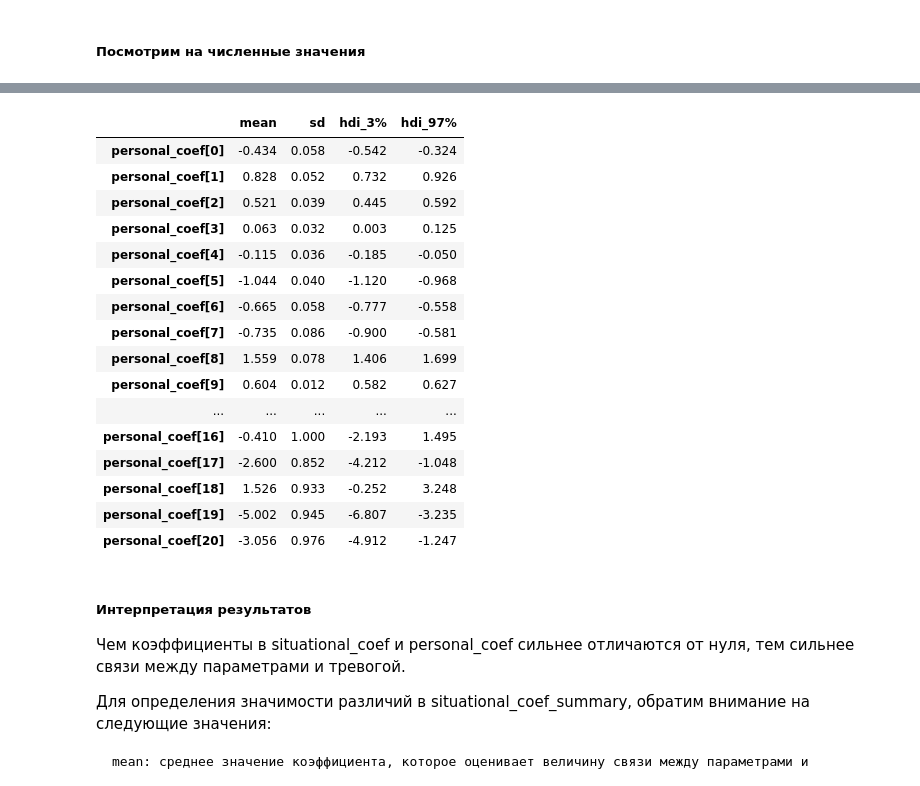
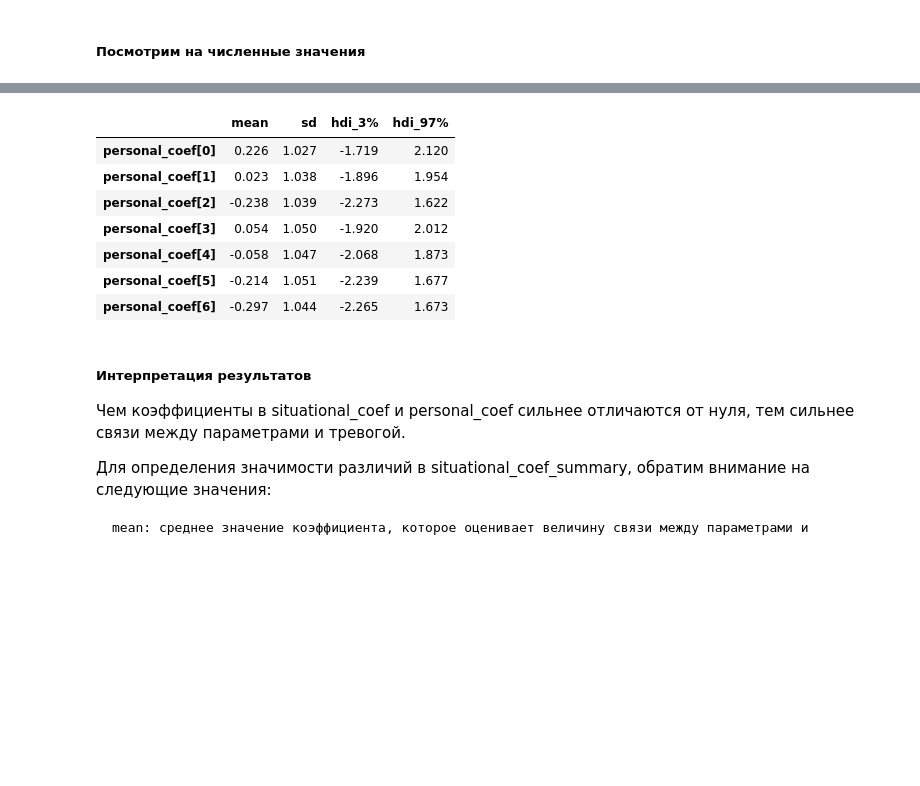
Before and after one commit to maximka65/Hierarchical_Bayesian_modeling, a Jupyter notebook: eyes_tremor_analysis.ipynb, the cells around one changed output, grey strips where cells are left out. Saved outputs shown, nothing was run; the diff lists cells and outputs as text; code cells hidden in the pictures; blank space fills up the shorter version.

```diff
--- a/eyes_tremor_analysis.ipynb
+++ b/eyes_tremor_analysis.ipynb
@@ -167,2 +122,0 @@ sns.heatmap(corr_matrix_S, annot=True)
-# %%
-df = df.drop(columns=['At71', 'At110'])
@@ -172,0 +209,5 @@ df.to_csv('clean.csv')
+# %%
+df.reset_index(drop=True, inplace=True)
+
+# Concatenate the reduced features to the initial dataset
+extended_data = pd.concat([df, reduced_features_df], axis=1)
@@ -173,3 +239,9 @@ df.to_csv('clean.csv')
+# %%
+# Standardize the data
+scaler = StandardScaler()
+extended_data_filtered[['ft_1', 'ft_2', 'ft_3', 'ft_4']] = scaler.fit_transform(extended_data_filtered[['ft_1', 'ft_2', 'ft_3', 'ft_4']])
+extended_data_filtered[['At_1', 'At_2', 'At_3', 'At_4']] = scaler.fit_transform(extended_data_filtered[['At_1', 'At_2', 'At_3', 'At_4']])
+extended_data_filtered[['sens_1', 'sens_2', 'sens_3', 'sens_4', 'sens_5', 'sens_6', 'sens_7']] = scaler.fit_transform(extended_data_filtered[['sens_1', 'sens_2', 'sens_3', 'sens_4', 'sens_5', 'sens_6', 'sens_7']])
 # %% [markdown]
 <h2> Построение иерархической байесовской модели
 # %% [markdown]
@@ -285,0 +386,28 @@ array([[<Axes: title={'center': 'mu_contrast'}>,
+# %%
+# Базовая модель с чувствительностью вместо тремора
+with pm.Model() as robust_base_model:
+    # Priors for contrast variables
+    mu_contrast = pm.Normal('mu_contrast', mu=0, sd=10, shape=7)
+    sigma_contrast = pm.HalfNormal('sigma_contrast', sd=10, shape=7)
+
+    # Non-central parameterization
+    contrast_offset = pm.Normal('contrast_offset', mu=0, sd=1, shape=(n_subjects, 7))
+    contrast = pm.Deterministic('contrast', mu_contrast + sigma_contrast * contrast_offset)
+
+    # Relationship between parameters and anxiety
+    situational_coef = pm.Normal('situational_coef', mu=0, sd=1, shape=7)
+    personal_coef = pm.Normal('personal_coef', mu=0, sd=1, shape=7)
+
+    # Linear model
+    mu_situational = tt.dot(X_contrast_standardized, situational_coef)
+    mu_personal = tt.dot(X_contrast_standardized, personal_coef)
+
+    # Observations
+    obs_situational = pm.StudentT('obs_situational', mu=mu_situational, sd=1, nu=3, observed=situational_anxiety)
+    obs_personal = pm.StudentT('obs_personal', mu=mu_personal, sd=1, nu=3, observed=personal_anxiety)
+
+    # Run MCMC algorithm to obtain the posterior distribution
+    trace_robust_base = pm.sample(5000, tune=3000, target_accept=0.99, return_inferencedata=True)
+
+summary = az.summary(trace_robust_base)
+summary
@@ -309,24 +499,15 @@ situational_coef_summary.iloc[:, :4]
 # %%
-personal_coef_summary = az.summary(trace, var_names=['personal_coef'])
+personal_coef_summary = az.summary(trace_robust_base, var_names=['personal_coef'])
 personal_coef_summary.iloc[:, :4]
 # %% [output]
 |  | mean | sd | hdi_3% | hdi_97% |
-| personal_coef[0] | -0.434 | 0.058 | -0.542 | -0.324 |
-| personal_coef[1] | 0.828 | 0.052 | 0.732 | 0.926 |
-| personal_coef[2] | 0.521 | 0.039 | 0.445 | 0.592 |
-| personal_coef[3] | 0.063 | 0.032 | 0.003 | 0.125 |
-| personal_coef[4] | -0.115 | 0.036 | -0.185 | -0.050 |
-| personal_coef[5] | -1.044 | 0.040 | -1.120 | -0.968 |
-| personal_coef[6] | -0.665 | 0.058 | -0.777 | -0.558 |
-| personal_coef[7] | -0.735 | 0.086 | -0.900 | -0.581 |
-| personal_coef[8] | 1.559 | 0.078 | 1.406 | 1.699 |
-| personal_coef[9] | 0.604 | 0.012 | 0.582 | 0.627 |
-| ... | ... | ... | ... | ... |
-| personal_coef[16] | -0.410 | 1.000 | -2.193 | 1.495 |
-| personal_coef[17] | -2.600 | 0.852 | -4.212 | -1.048 |
-| personal_coef[18] | 1.526 | 0.933 | -0.252 | 3.248 |
-| personal_coef[19] | -5.002 | 0.945 | -6.807 | -3.235 |
-| personal_coef[20] | -3.056 | 0.976 | -4.912 | -1.247 |
+| personal_coef[0] | 0.226 | 1.027 | -1.719 | 2.120 |
+| personal_coef[1] | 0.023 | 1.038 | -1.896 | 1.954 |
+| personal_coef[2] | -0.238 | 1.039 | -2.273 | 1.622 |
+| personal_coef[3] | 0.054 | 1.050 | -1.920 | 2.012 |
+| personal_coef[4] | -0.058 | 1.047 | -2.068 | 1.873 |
+| personal_coef[5] | -0.214 | 1.051 | -2.239 | 1.677 |
+| personal_coef[6] | -0.297 | 1.044 | -2.265 | 1.673 |
 # %% [markdown]
 <h5> Интерпретация результатов </h5>
 
```
Also changed, not shown: parts of 35 cells of this notebook, 1 other file.
